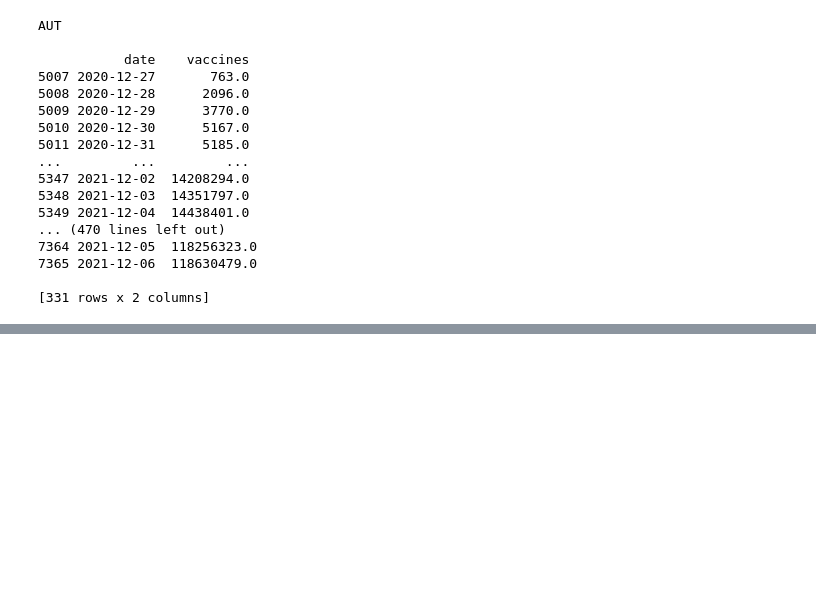
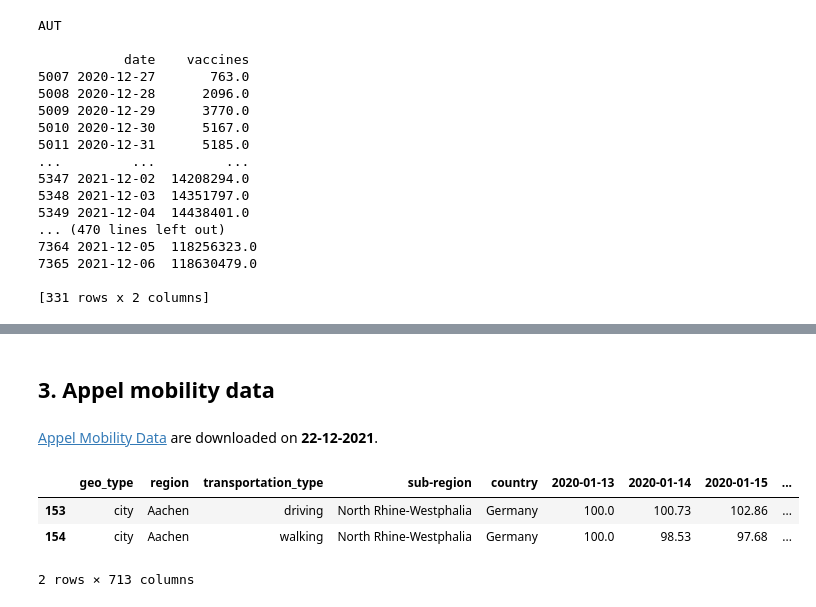
Before and after one commit to l5d1l5/ESPON-DATA, a Jupyter notebook: 02_Data/04_Social indicators/Task.2 variables.ipynb, the cells around one changed output, grey strips where cells are left out. Saved outputs shown, nothing was run; the diff lists cells and outputs as text; code cells hidden in the pictures; blank space fills up the shorter version.

```diff
--- a/02_Data/04_Social indicators/Task.2 variables.ipynb
+++ b/02_Data/04_Social indicators/Task.2 variables.ipynb
@@ -146,0 +210,17 @@ AUT
+# %% [markdown]
+## 3. Appel mobility data
+# %% [markdown]
+
+
+[Appel Mobility Data](https://covid19.apple.com/mobility) are downloaded on **22-12-2021**.
+# %%
+apl = pd.read_csv('01_Raw Data/Appel Mobility Data/applemobilitytrends-2021-12-20.csv', sep = ',', low_memory = False)
+apl.drop('alternative_name', axis = 1, inplace = True)
+apl = apl[apl['country'].notna()]
+apl_EU = apl[apl['country'].isin(eu_codes.country.unique())]
+apl_EU.head(2)
+# %% [output]
+|  | geo_type | region | transportation_type | sub-region | country | 2020-01-13 | 2020-01-14 | 2020-01-15 | ... |
+| 153 | city | Aachen | driving | North Rhine-Westphalia | Germany | 100.0 | 100.73 | 102.86 | ... |
+| 154 | city | Aachen | walking | North Rhine-Westphalia | Germany | 100.0 | 98.53 | 97.68 | ... |
+2 rows × 713 columns
```
Also changed, not shown: parts of 15 cells of this notebook, 20 other files.
